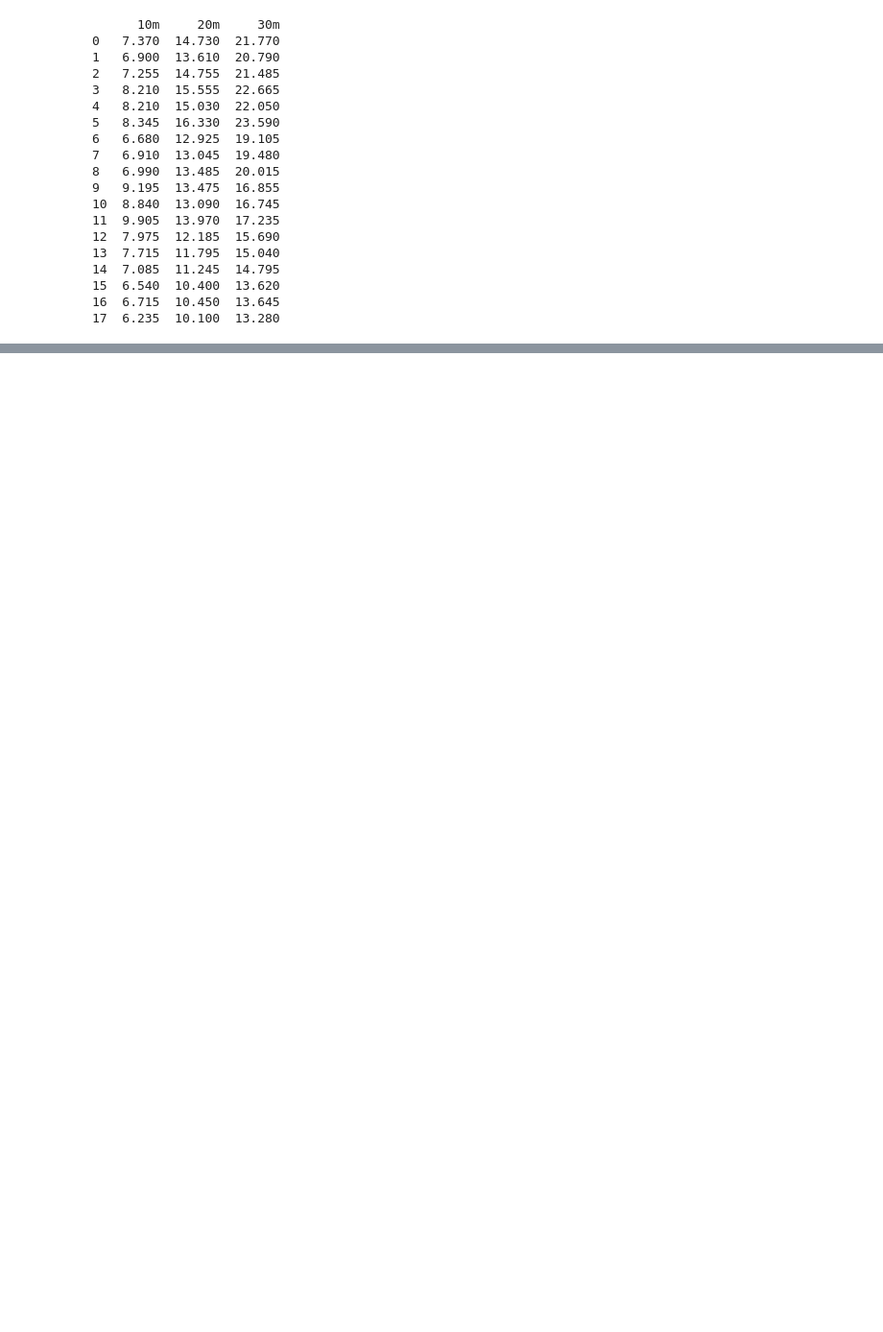
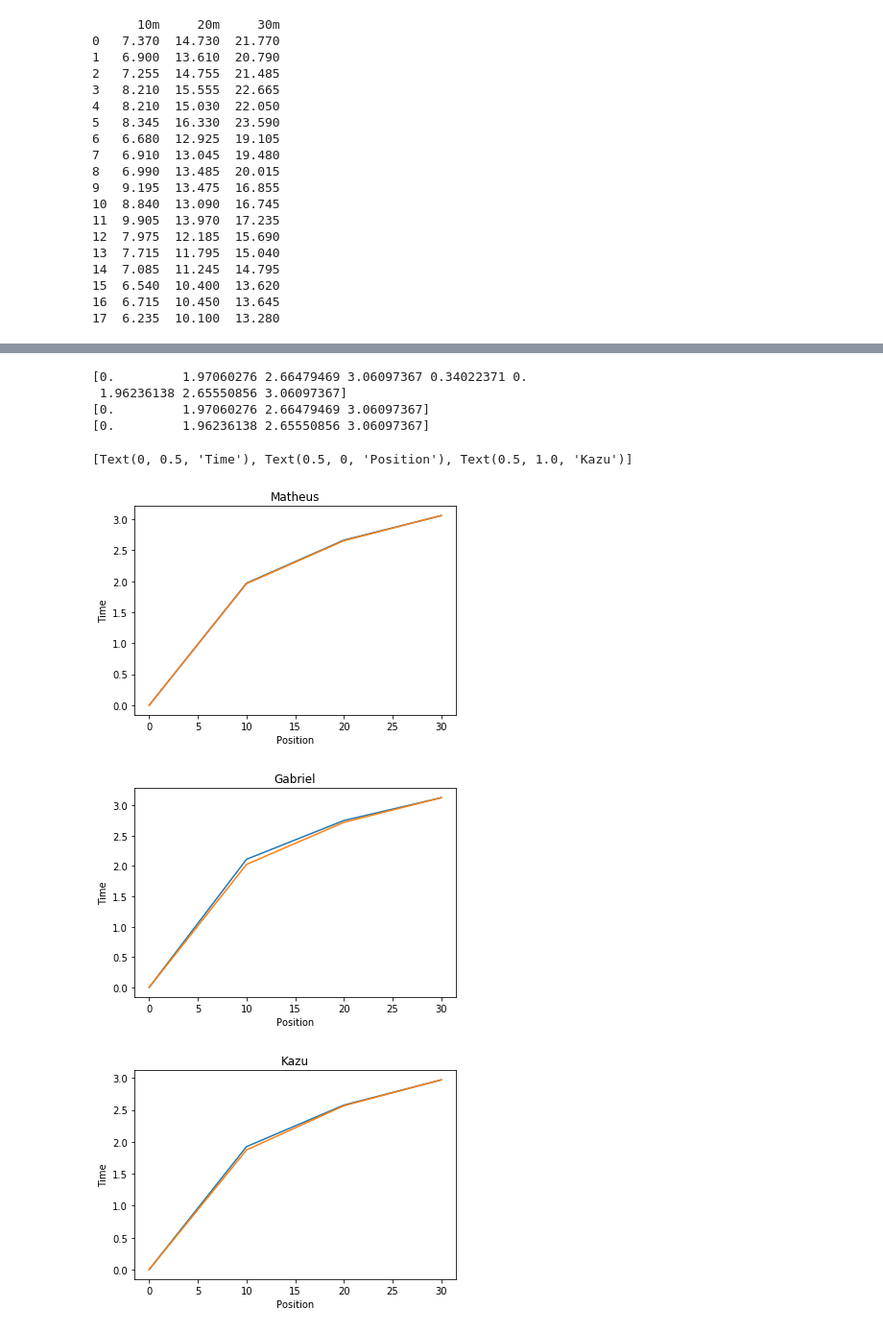
Before and after one commit to jplukas/EP1-MAC0209, a Jupyter notebook: notebook/Untitled.ipynb, the cells around one changed output, grey strips where cells are left out. Shown at 96% size. Drawn from its saved outputs; the diff is of its cells as text; code cells hidden in the pictures; blank space fills up the shorter version.

```diff
--- a/notebook/Untitled.ipynb
+++ b/notebook/Untitled.ipynb
@@ -117,6 +98,7 @@ print(v)
 # %%
 #selects the time calculations for the uniform movement
 v_mru = data_fixed[data_fixed.Tipo_mov == "MRU"]
+v_muv = data_fixed[data_fixed.Tipo_mov == "MUV"]
 data_unique = pd.DataFrame()
 print(v_mru)
 separador()
@@ -130,7 +112,7 @@ data_unique["Média"] = (data_unique.iloc[:, 0] + data_unique.iloc[:, 1] + data_
 data_unique = data_unique.T
 
 #adds the ideal average time for each 10m space
-data_unique["Velocidade_media"]
+data_unique["Velocidade_media"] = 30.0 / data_unique["30m"]
 data_unique["10m_calc"] = 10 / data_unique["Velocidade_media"]
 data_unique["20m_calc"] = 20 / data_unique["Velocidade_media"]
 data_unique["30m_calc"] = 30 / data_unique["Velocidade_media"]
@@ -170,0 +138,63 @@ Name: Matheus, dtype: float64
+# %%
+#gets data for each person
+du_copy =  data_unique.copy()
+matheus_data = du_copy.loc["Matheus"].values
+gabriel_data = du_copy.loc["Gabriel"].values
+kazu_data = du_copy.loc["Kazu"].values
+#auxiliary data
+xRange = [0,10,20,30]
+
+#changes to logarithmic scale
+for i in range (len(matheus_data)):
+    matheus_data[i] = math.log(matheus_data[i])
+    gabriel_data[i] = math.log(gabriel_data[i])
+    kazu_data[i] = math.log(kazu_data[i])
+#adds 0s to fit plotting
+matheus_data = np.insert(matheus_data, 0, 0)
+gabriel_data = np.insert(gabriel_data, 0, 0)
+kazu_data = np.insert(kazu_data, 0, 0)
+matheus_data = np.insert(matheus_data, 5, 0)
+gabriel_data = np.insert(gabriel_data, 5, 0)
+kazu_data = np.insert(kazu_data, 5, 0)
+print(matheus_data)
+print(matheus_data[0:4])
+print(matheus_data[5:9])
+# %% [output]
+[0.         1.97060276 2.66479469 3.06097367 0.34022371 0.
+ 1.96236138 2.65550856 3.06097367]
+[0.         1.97060276 2.66479469 3.06097367]
+[0.         1.96236138 2.65550856 3.06097367]
+# %%
+#plotar graficos
+
+#plotar grafico Matheus
+plt.figure(1)
+m_plt = plt.subplot()
+#draws actual values
+m_plt.plot(xRange, matheus_data[0:4])
+#draws uniform values
+m_plt.plot(xRange, matheus_data[5:9])
+m_plt.set(ylabel = 'Time', xlabel = 'Position', title = "Matheus")
+
+#plotar grafico Gabriel
+plt.figure(2)
+g_plt = plt.subplot()
+#draws actual values
+g_plt.plot(xRange, gabriel_data[0:4])
+#draws uniform values
+g_plt.plot(xRange, gabriel_data[5:9])
+g_plt.set(ylabel = 'Time', xlabel = 'Position', title = "Gabriel")
+
+#plotar grafico Kazu
+plt.figure(3)
+k_plt = plt.subplot()
+#draws actual values
+k_plt.plot(xRange, kazu_data[0:4])
+#draws uniform values
+k_plt.plot(xRange, kazu_data[5:9])
+k_plt.set(ylabel = 'Time', xlabel = 'Position', title = "Kazu")
+# %% [output]
+[Text(0, 0.5, 'Time'), Text(0.5, 0, 'Position'), Text(0.5, 1.0, 'Kazu')]
+[figure, added]
+[figure, added]
+[figure, added]
```
Also changed, not shown: parts of 4 cells of this notebook.
